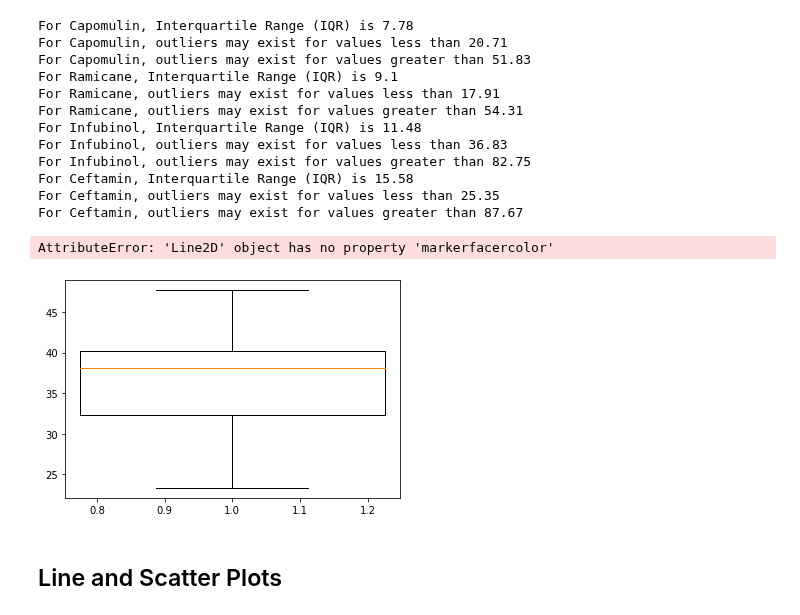
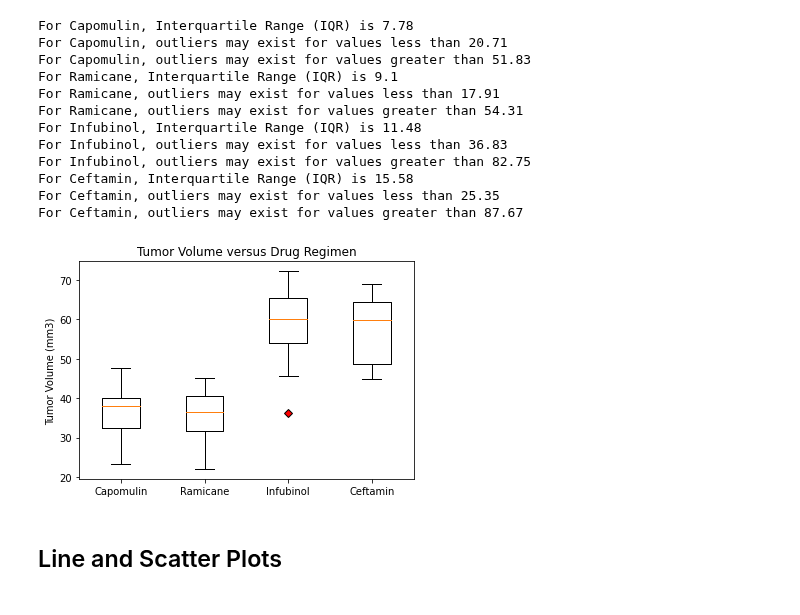
Before and after one commit to jmgeo/Matplotlib-Challenge, a Jupyter notebook: Pymaceuticals/pymaceuticals_starter.ipynb, the cells around one changed output. Drawn from its saved outputs; the diff is of its cells as text; code cells hidden in the pictures.

Commit message:
Easy fix. markerfacercolor =/= markerfacecolor

```diff
--- a/Pymaceuticals/pymaceuticals_starter.ipynb
+++ b/Pymaceuticals/pymaceuticals_starter.ipynb
@@ -337,23 +337,22 @@ For Ceftamin, outliers may exist for values greater than 87.67
 # %%
 # Generate a box plot of the final tumor volume of each mouse across four regimens of interest
 ##in order to plot all 4 regimens versus volumes, we'll need to use a single axis and subplots.
 ###documentation for basic plots and dealing with outliers: https://matplotlib.org/stable/gallery/pyplots/boxplot_demo_pyplot.html?highlight=outliers
-red_diamond = dict(markerfacercolor='r', marker='D')
+red_diamond = dict(markerfacecolor='r', marker='D')
 
 ####documentation for subplots here: https://matplotlib.org/stable/api/_as_gen/matplotlib.pyplot.subplots.html
 fig, ax = plt.subplots()
 
 ax.boxplot(tumor_volumes, flierprops=red_diamond)
 
 #####set the titles and the axis labels
 ax.set_title('Tumor Volume versus Drug Regimen')
 ax.set_xticklabels(drugs_list)
 ax.set_ylabel('Tumor Volume (mm3)')
 
 plt.show()
 # %% [output]
-AttributeError: 'Line2D' object has no property 'markerfacercolor'
-[figure, old version]
+[figure, new version]
 # %% [markdown]
 ## Line and Scatter Plots
 # %%
```
